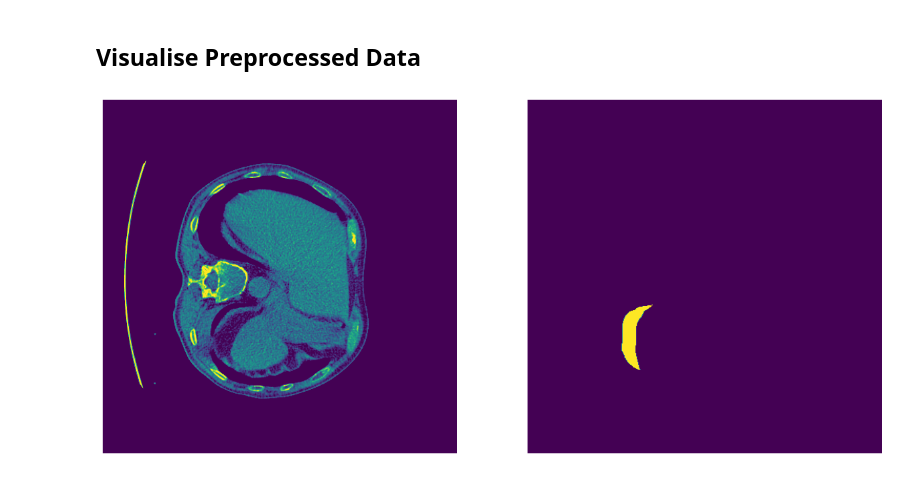
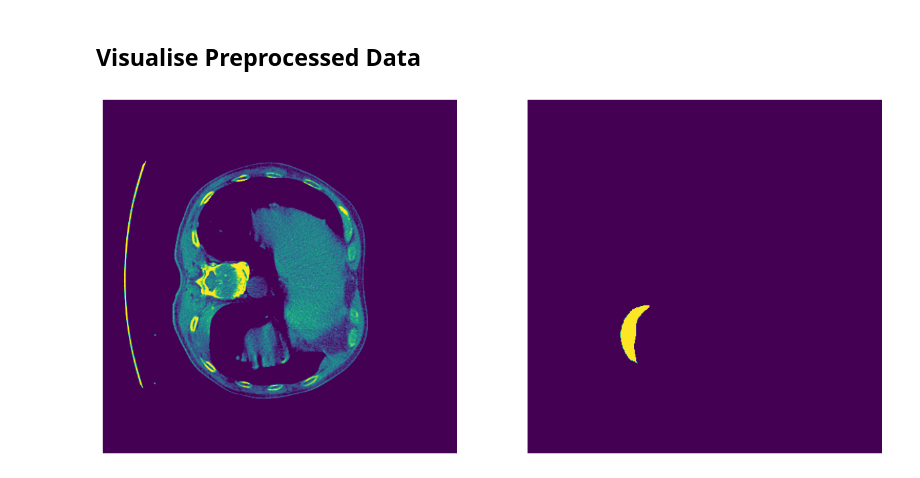
Before and after one commit to mdoshi2612/SAMed-mod, a Jupyter notebook: notebooks/data_cleaning.ipynb, the cells around one changed output. Saved outputs shown, nothing was run; the diff lists cells and outputs as text; code cells hidden in the pictures.

```diff
--- a/notebooks/data_cleaning.ipynb
+++ b/notebooks/data_cleaning.ipynb
@@ -91,16 +90,16 @@ preprocess_train_path = '../Pleural-Effusion/preprocessed_data/training_data'
 preprocess_test_path = '../Pleural-Effusion/preprocessed_data/testing_data'
 # %%
 # Load data
-preprocess_data_filename = 'LUNG1-001_slice33.npz'
+preprocess_data_filename = 'LUNG1-001_slice38.npz'
 preprocess_data = np.load(os.path.join(preprocess_train_path, preprocess_data_filename))
 
 # Create subplot
 fig, axes = plt.subplots(1, 2, figsize=(15, 15))
 axes[0].imshow(preprocess_data['image'])
 axes[1].imshow(preprocess_data['label'])
 axes[0].axis('off')
 axes[1].axis('off')
 
 plt.show()
 # %% [output]
-[figure, old version]
+[figure, new version]
```
Also changed, not shown: parts of 1 cell of this notebook, 5 other files.
